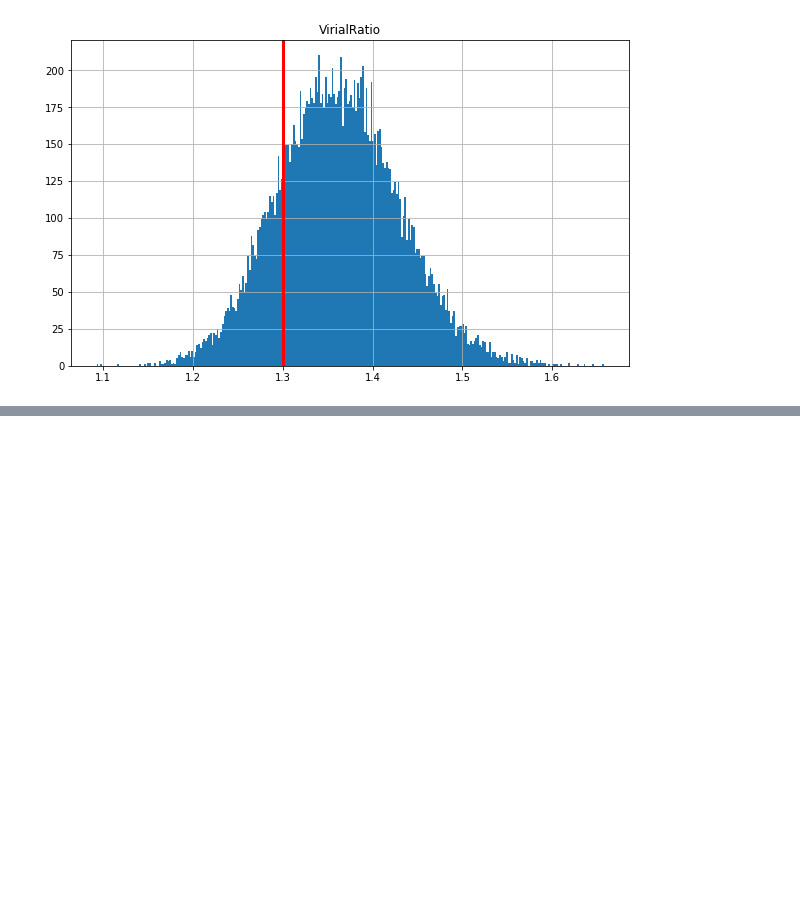
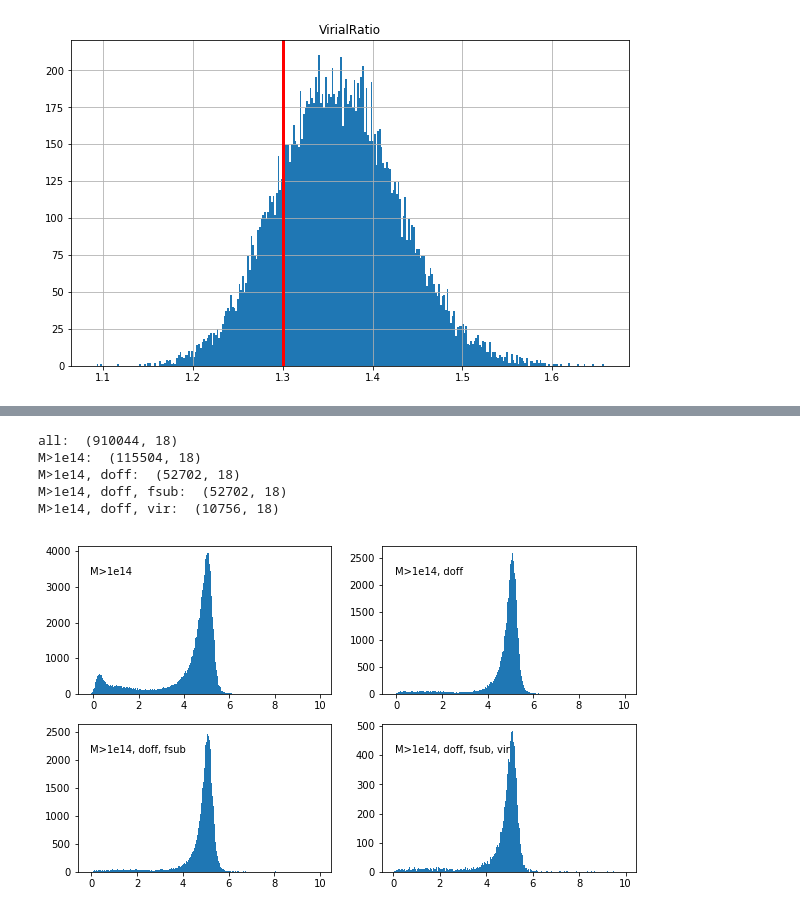
Before and after one commit to LSSTDESC/clmassmod, a Jupyter notebook: notebooks/MXXL_Relaxedness_Test.ipynb, the cells around one changed output, grey strips where cells are left out. Saved outputs shown, nothing was run; the diff lists cells and outputs as text; code cells hidden in the pictures; blank space fills up the shorter version.

```diff
--- a/notebooks/MXXL_Relaxedness_Test.ipynb
+++ b/notebooks/MXXL_Relaxedness_Test.ipynb
@@ -85,5 +87,6 @@ virial ratio of kinetic to potential energies."
 fsub_crit = halos_list['SubstructureFraction'] < 0.1
 doff_crit = halos_list['CenterOfMassOffset'] < 0.07
 vir_crit = halos_list['VirialRatio'] < 1.3
+mass_crit = halos_list['# Mass200'] > 10000
 # %%
 def hist_with_criteria(df, column, criteria, bins=300) :
@@ -127,0 +163,34 @@ plt.axvline(1.3,c='r',lw=3.0)
+# %%
+print 'all: ',halos_list.shape
+print 'M>1e14: ', halos_list.loc[mass_crit].shape
+print 'M>1e14, doff: ', halos_list.loc[mass_crit&doff_crit].shape
+print 'M>1e14, doff, fsub: ', halos_list.loc[mass_crit&doff_crit].shape
+print 'M>1e14, doff, vir: ', halos_list.loc[mass_crit&doff_crit&vir_crit].shape
+# %% [output]
+all:  (910044, 18)
+M>1e14:  (115504, 18)
+M>1e14, doff:  (52702, 18)
+M>1e14, doff, fsub:  (52702, 18)
+M>1e14, doff, vir:  (10756, 18)
+# %%
+def plot_histogram(ax, cut, column) :
+    n, bins, patches = ax.hist(np.log10(halos_list.loc[cut].dropna().as_matrix(columns=[column])),bins=300,log=True,normed=True)
+    print sum(n)
+def logparam_cut(df, cut, column) :
+    return np.log10(halos_list.loc[cut].dropna().as_matrix(columns=[column]))
+# %%
+def param_distributions(param) :
+    fig, axes = plt.subplots(nrows=2, ncols=2)
+    ax0, ax1, ax2, ax3 = axes.flatten()
+    ax0.hist(logparam_cut(halos_list,mass_crit,param),bins=300)
+    ax0.text(0.05,0.8,'M>1e14',transform=ax0.transAxes,horizontalalignment='left')
+    ax1.hist(logparam_cut(halos_list,mass_crit&doff_crit,param),bins=300)
+    ax1.text(0.05,0.8,'M>1e14, doff',transform=ax1.transAxes,horizontalalignment='left')
+    ax2.hist(logparam_cut(halos_list,mass_crit&doff_crit&fsub_crit,param),bins=300)
+    ax2.text(0.05,0.8,'M>1e14, doff, fsub',transform=ax2.transAxes,horizontalalignment='left')
+    ax3.hist(logparam_cut(halos_list,mass_crit&doff_crit&fsub_crit&vir_crit,param),bins=300)
+    ax3.text(0.05,0.8,'M>1e14, doff, fsub, vir',transform=ax3.transAxes,horizontalalignment='left')
+# %%
+param_distributions('EinastoParameter_0')
+# %% [output]
+[figure, added]
```
Also changed, not shown: parts of 30 cells of this notebook.
